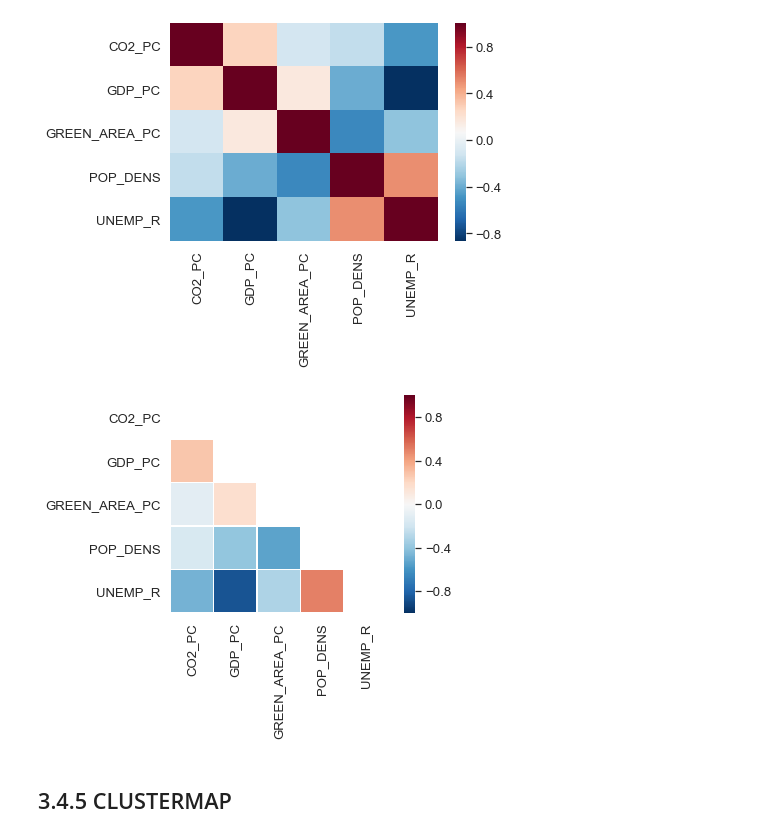
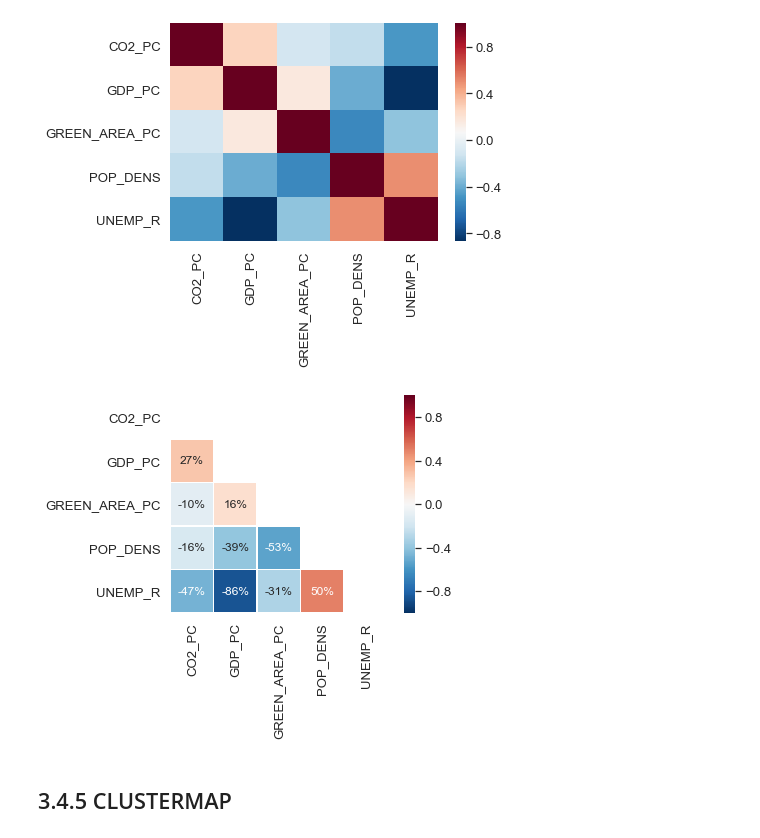
Before and after one commit to jgarciab/crash_course_python, a Jupyter notebook: 2_Data_import_and_visualization.ipynb, the cells around one changed output. Drawn from its saved outputs; the diff is of its cells as text; code cells hidden in the pictures.

```diff
--- a/2_Data_import_and_visualization.ipynb
+++ b/2_Data_import_and_visualization.ipynb
@@ -274,13 +263,13 @@ Finally!
 # %%
 #should be on top, here for reference
 
-#this tells the computer to plot everything here
+#this tells the computer to plot everything here in the notebook
 %matplotlib inline
 
 #importing this library makes the default colors be beautiful
 import seaborn as sns
-sns.set(font_scale=1.2)#make fonts 20% larger
-sns.set_style("whitegrid")#white background
+sns.set(font_scale=1.2, style="whitegrid") #make fonts 20% larger #white background with a gray grid
+
 
 #Matplotlib, to edit labels, etc
 import pylab as plt
@@ -548,20 +514,23 @@ plt.savefig("figures/example.png")
 [figure]
 # %%
 #A bit nicer
+
+#Create a bit bigger figure
+plt.figure(figsize=(6,4))
 
 # Compute the correlation matrix
 corr = df_subset.corr()
 
 # Generate a mask for the upper triangle (hide the upper triangle)
 mask = np.zeros_like(corr, dtype=np.bool)
 mask[np.triu_indices_from(mask)] = True
 
 # Draw the heatmap with the mask and correct aspect ratio
-sns.heatmap(corr, mask=mask, square=True,linewidths=.5,cmap="RdBu_r",vmin=-1,vmax=1)
+sns.heatmap(corr, mask=mask, square=True,linewidths=.5,cmap="RdBu_r",vmin=-1,vmax=1,annot=True,fmt=".0%",annot_kws={"fontsize":12})
 
 plt.show()
 # %% [output]
-[figure, old version]
+[figure, new version]
 # %% [markdown]
 ## 3.4.5 CLUSTERMAP
 # %%
```
Also changed, not shown: parts of 19 cells of this notebook, 10 other files.
